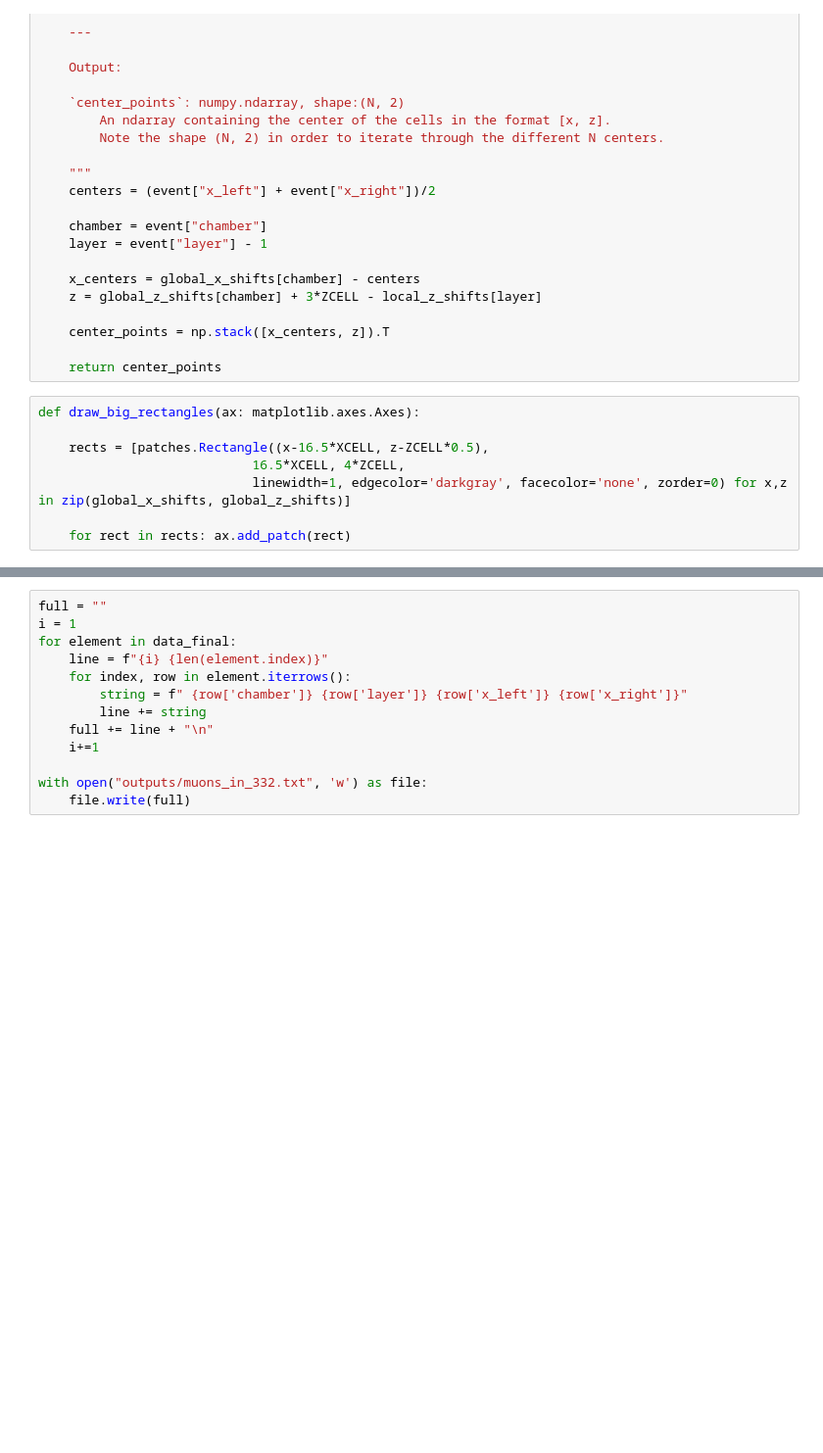
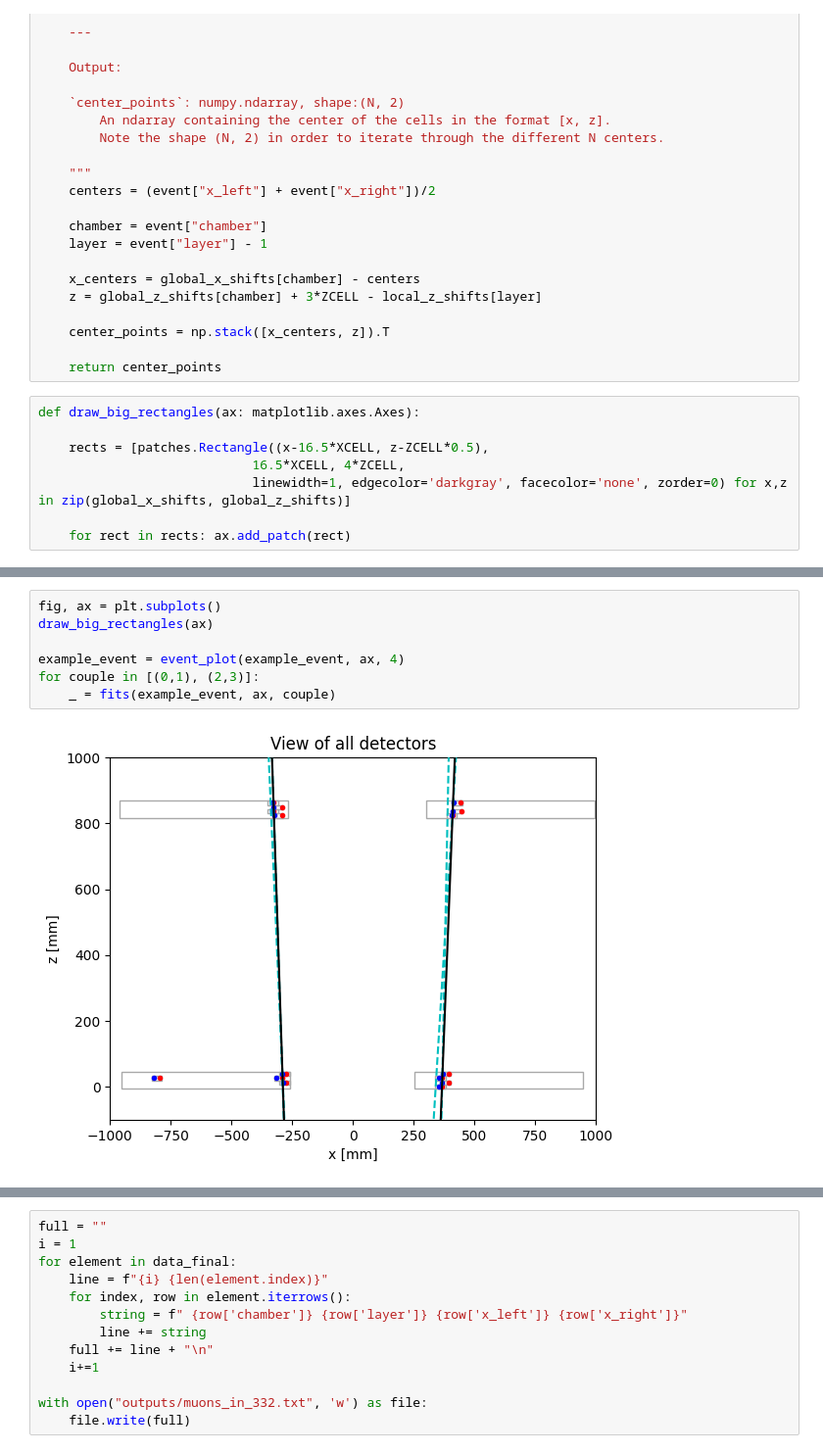
Before and after one commit to amirhrst/racking-muons-with-4-Drift-Tubes-chambers-setup, a Jupyter notebook: main.ipynb, the cells around one changed output, grey strips where cells are left out. Shown at 98% size. Saved outputs shown, nothing was run; the diff lists cells and outputs as text; blank space fills up the shorter version.

```diff
--- a/main.ipynb
+++ b/main.ipynb
@@ -360,0 +441,9 @@ Read a total of 41295 events.
+# %%
+fig, ax = plt.subplots()
+draw_big_rectangles(ax)
+
+example_event = event_plot(example_event, ax, 4)
+for couple in [(0,1), (2,3)]:
+    _ = fits(example_event, ax, couple)
+# %% [output]
+[figure, added]
```
Also changed, not shown: parts of 17 cells of this notebook.
